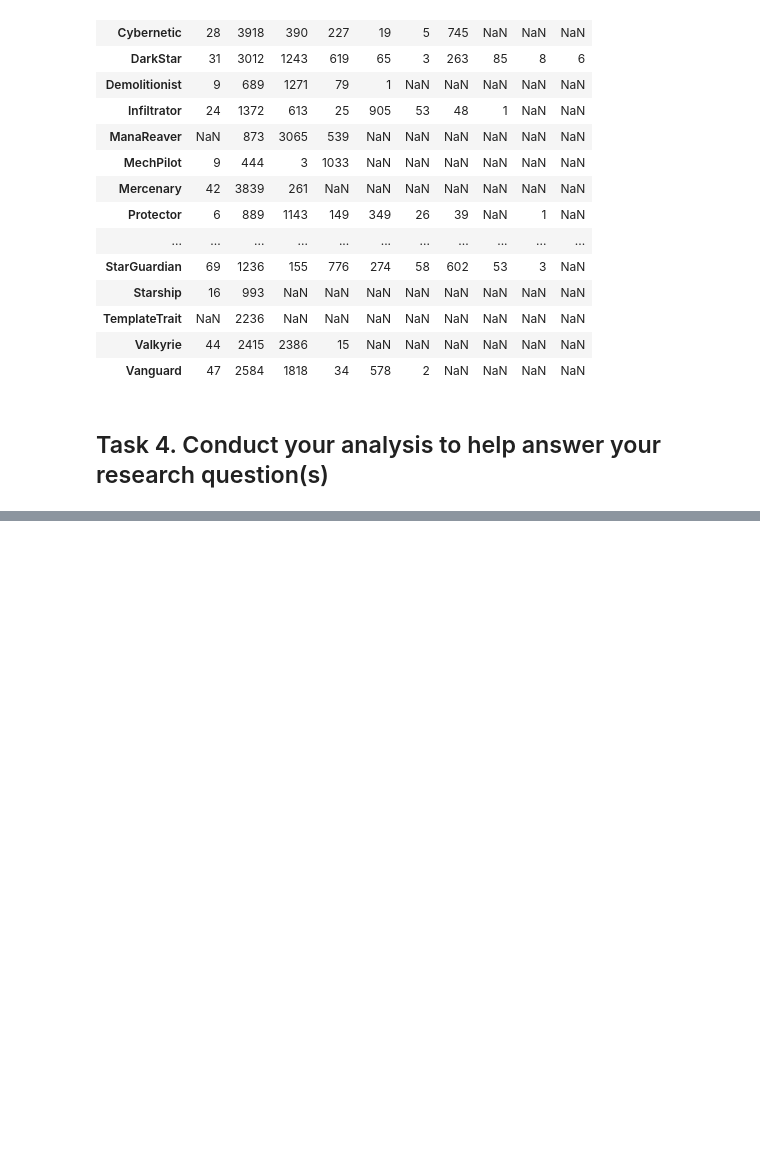
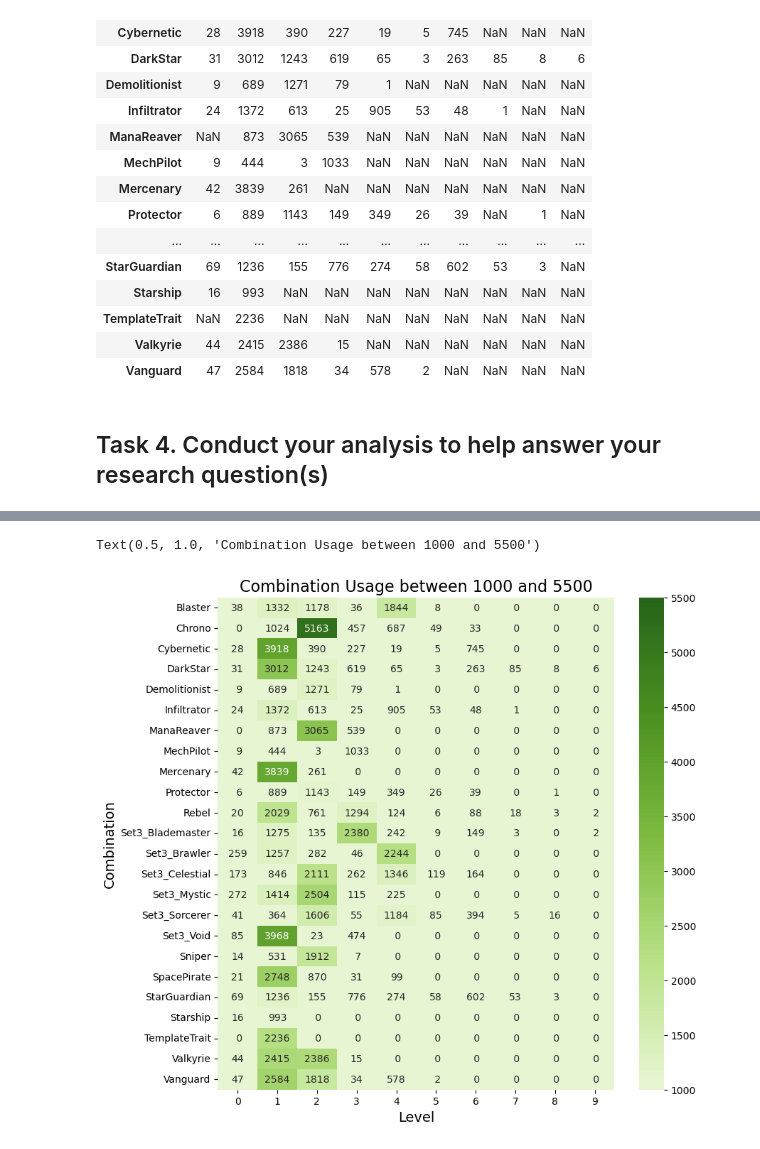
Before and after one commit to ubco-W2022T1-cosc301/project-group32, a Jupyter notebook: notebooks/analysis2.ipynb, the cells around one changed output, grey strips where cells are left out. Cells and saved outputs as stored; diff of their text form; code cells hidden in the pictures; blank space fills up the shorter version.

```diff
--- a/notebooks/analysis2.ipynb
+++ b/notebooks/analysis2.ipynb
@@ -353,0 +373,9 @@ plot1=sns.displot(data=final_df,y=)
+# %%
+# convert my dataset to a pivot table in order to make heatmap
+pivot = pd.DataFrame(columns=['Combination','Level','count'])
+idx=0
+for i in final_df.index:
+    for j in range(0,10):
+        df2=pd.DataFrame({'Combination':i, 'Level':j, 'count':final_df[j].get(i)},index=[idx])
+        idx+=1
+        pivot=pd.concat([pivot, df2])
@@ -353,0 +394,11 @@ plot1=sns.displot(data=final_df,y=)
+# %%
+pivot_table= pivot.pivot_table(index="Combination", columns="Level",values='count',fill_value=0)
+plt.figure(figsize=(9, 9))
+sns.heatmap(pivot_table,annot=True,center=1,vmin=1000,vmax=5500,cmap="PiYG",fmt="2d")
+
+plt.ylabel('Combination',fontsize=14)
+plt.xlabel('Level',fontsize=14)
+plt.title('Combination Usage between 1000 and 5500',fontsize=16)
+# %% [output]
+Text(0.5, 1.0, 'Combination Usage between 1000 and 5500')
+[figure, added]
```
Also changed, not shown: parts of 11 cells of this notebook.
